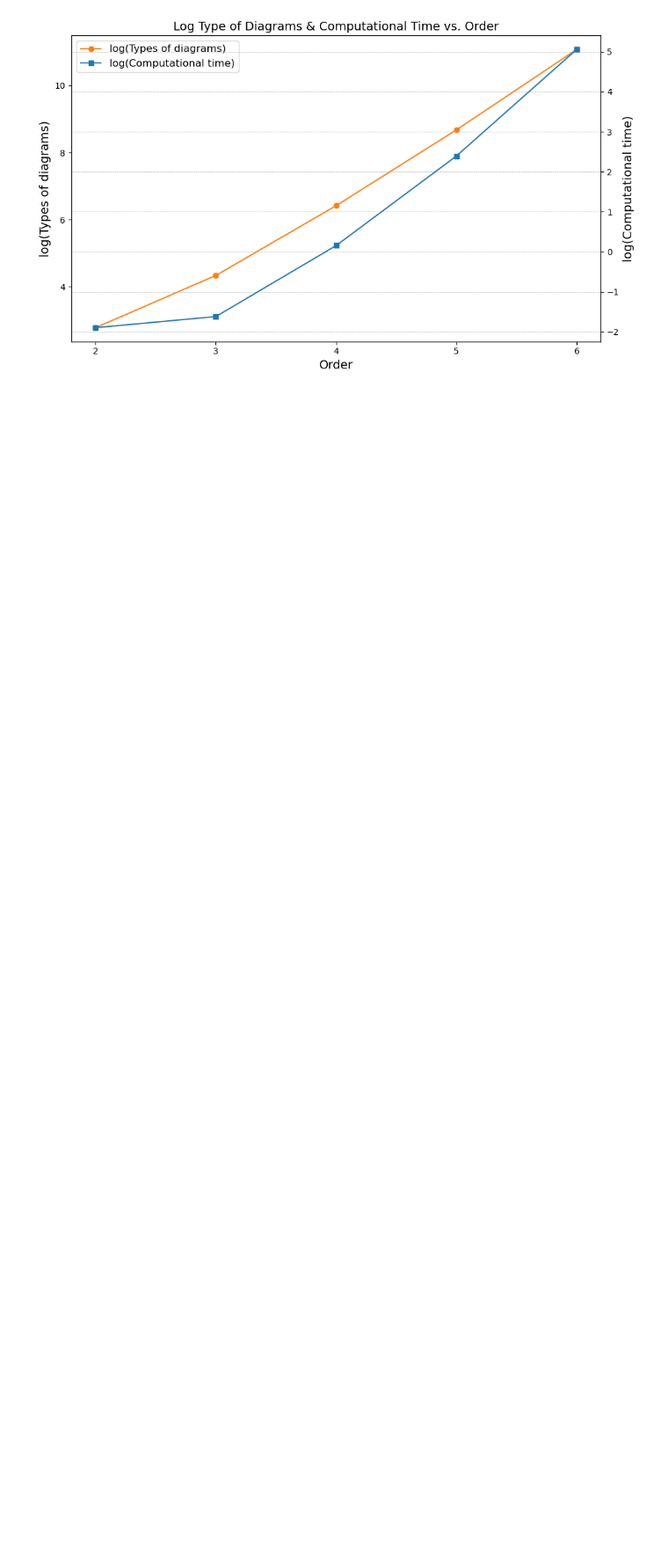
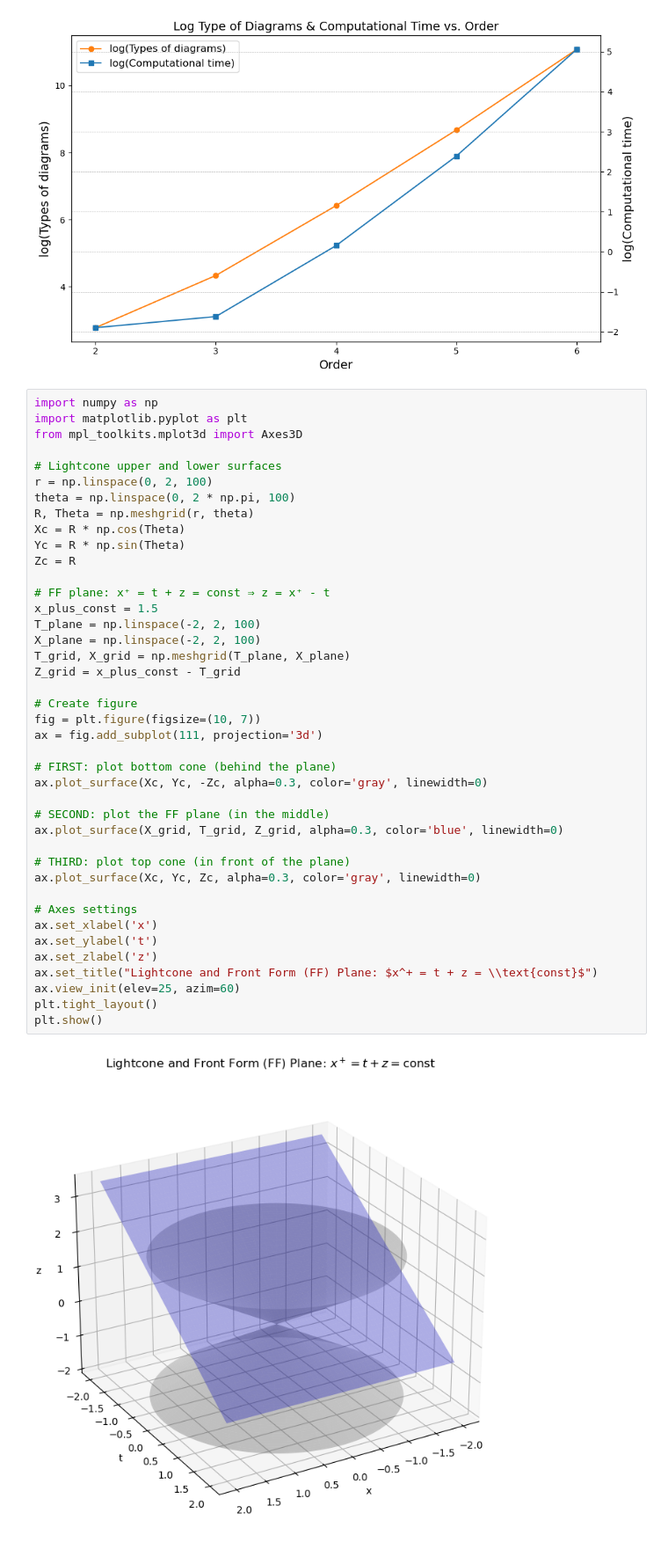
Before and after one commit to liuzhuozhuo/edp-renormalization, a Jupyter notebook: thesis/otherfigures.ipynb, the cells around one changed output. Shown at 88% size. Drawn from its saved outputs; the diff is of its cells as text; blank space fills up the shorter version.

```diff
--- a/thesis/otherfigures.ipynb
+++ b/thesis/otherfigures.ipynb
@@ -297,3 +309,46 @@ plt.tight_layout()
 plt.show()
 # %% [output]
 [figure]
+# %%
+import numpy as np
+import matplotlib.pyplot as plt
+from mpl_toolkits.mplot3d import Axes3D
+
+# Lightcone upper and lower surfaces
+r = np.linspace(0, 2, 100)
+theta = np.linspace(0, 2 * np.pi, 100)
+R, Theta = np.meshgrid(r, theta)
+Xc = R * np.cos(Theta)
+Yc = R * np.sin(Theta)
+Zc = R
+
+# FF plane: x⁺ = t + z = const ⇒ z = x⁺ - t
+x_plus_const = 1.5
+T_plane = np.linspace(-2, 2, 100)
+X_plane = np.linspace(-2, 2, 100)
+T_grid, X_grid = np.meshgrid(T_plane, X_plane)
+Z_grid = x_plus_const - T_grid
+
+# Create figure
+fig = plt.figure(figsize=(10, 7))
+ax = fig.add_subplot(111, projection='3d')
+
+# FIRST: plot bottom cone (behind the plane)
+ax.plot_surface(Xc, Yc, -Zc, alpha=0.3, color='gray', linewidth=0)
+
+# SECOND: plot the FF plane (in the middle)
+ax.plot_surface(X_grid, T_grid, Z_grid, alpha=0.3, color='blue', linewidth=0)
+
+# THIRD: plot top cone (in front of the plane)
+ax.plot_surface(Xc, Yc, Zc, alpha=0.3, color='gray', linewidth=0)
+
+# Axes settings
+ax.set_xlabel('x')
+ax.set_ylabel('t')
+ax.set_zlabel('z')
+ax.set_title("Lightcone and Front Form (FF) Plane: $x^+ = t + z = \\text{const}$")
+ax.view_init(elev=25, azim=60)
+plt.tight_layout()
+plt.show()
+# %% [output]
+[figure, added]
```
Also changed, not shown: parts of 4 cells of this notebook, 12 other files.
